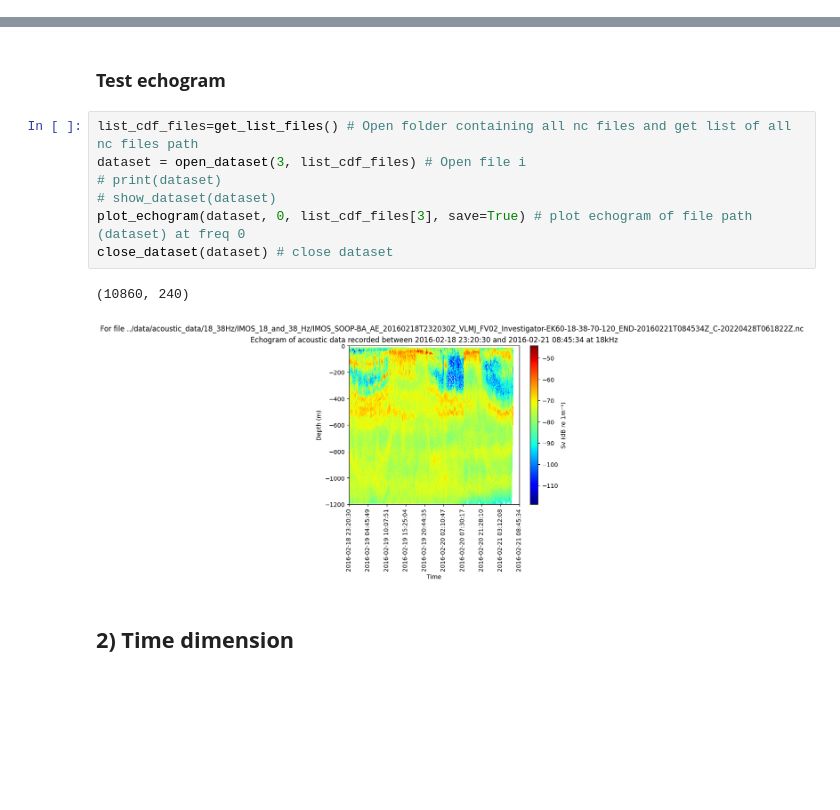
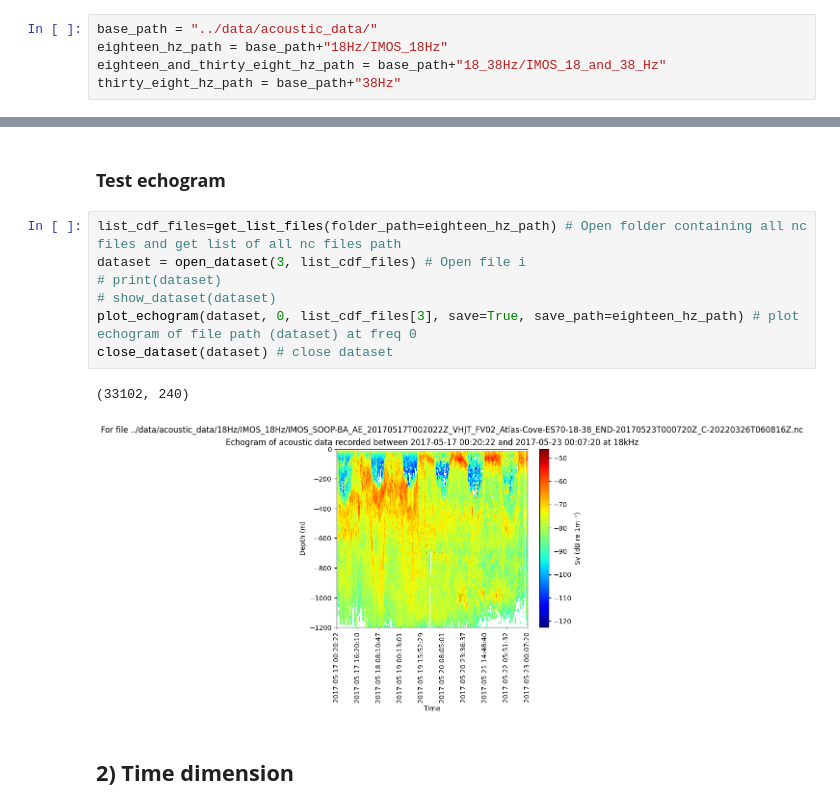
Before and after one commit to EliiseNicolas/Active-acoustic-datasets-analysis, a Jupyter notebook: src/open_netCDF.ipynb, the cells around one changed output, grey strips where cells are left out. Drawn from its saved outputs; the diff is of its cells as text; blank space fills up the shorter version.

```diff
--- a/src/open_netCDF.ipynb
+++ b/src/open_netCDF.ipynb
@@ -29,6 +29,11 @@ import os
 import math
 # %% [markdown]
 ## Explore data
+# %%
+base_path = "../data/acoustic_data/"
+eighteen_hz_path = base_path+"18Hz/IMOS_18Hz"
+eighteen_and_thirty_eight_hz_path = base_path+"18_38Hz/IMOS_18_and_38_Hz"
+thirty_eight_hz_path = base_path+"38Hz"
 # %% [markdown]
 ## **1) Data structure**
 # %% [markdown]
@@ -60,15 +65,15 @@ close_dataset(dataset_xr)
 # %% [markdown]
 ### **Test echogram**
 # %%
-list_cdf_files=get_list_files() # Open folder containing all nc files and get list of all nc files path
+list_cdf_files=get_list_files(folder_path=eighteen_hz_path) # Open folder containing all nc files and get list of all nc files path
 dataset = open_dataset(3, list_cdf_files) # Open file i
 # print(dataset)
 # show_dataset(dataset)
-plot_echogram(dataset, 0, list_cdf_files[3], save=True) # plot echogram of file path (dataset) at freq 0
+plot_echogram(dataset, 0, list_cdf_files[3], save=True, save_path=eighteen_hz_path) # plot echogram of file path (dataset) at freq 0
 close_dataset(dataset) # close dataset
 # %% [output]
-(10860, 240)
+(33102, 240)
-[figure, old version]
+[figure, new version]
 # %% [markdown]
 ## **2) Time dimension**
 # %% [markdown]
```
Also changed, not shown: parts of 15 cells of this notebook, 9 other files.
